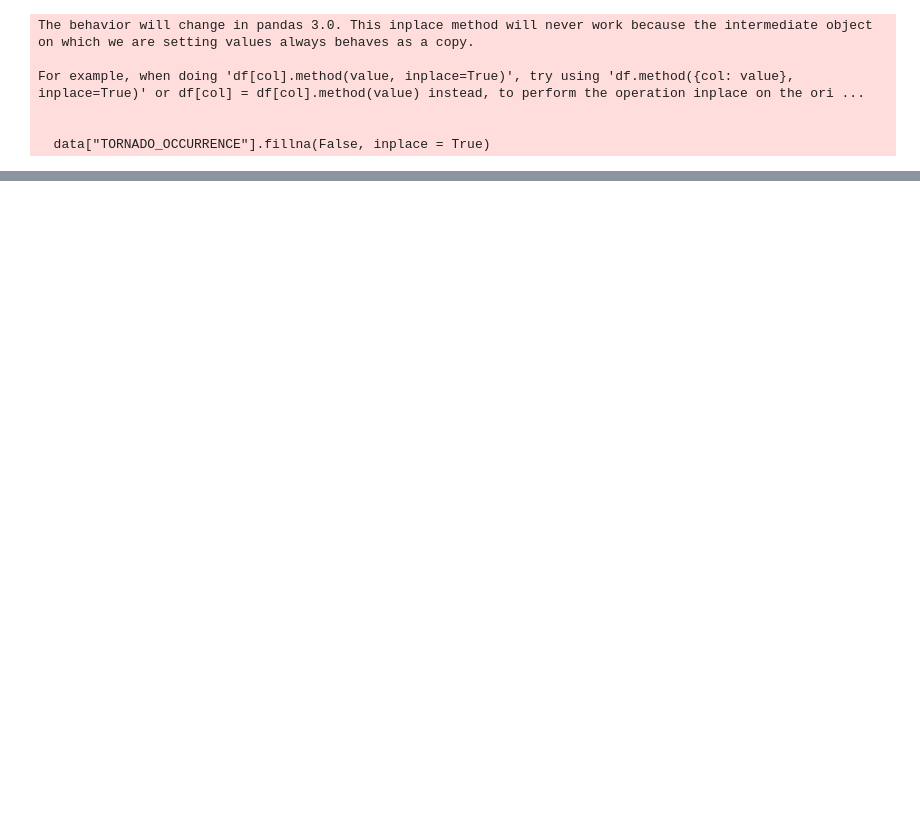
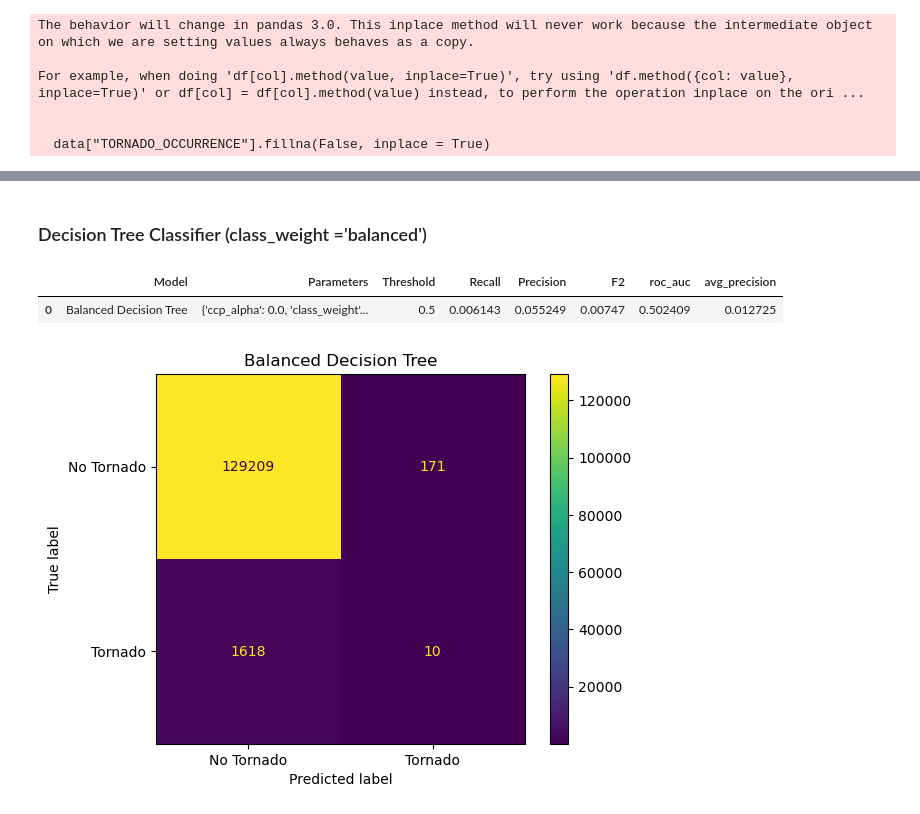
Before and after one commit to Erdos-Projects/fall-2025-predicting-tornadoes, a Jupyter notebook: notebooks/baseline.ipynb, the cells around one changed output, grey strips where cells are left out. Saved outputs shown, nothing was run; the diff lists cells and outputs as text; code cells hidden in the pictures; blank space fills up the shorter version.

```diff
--- a/notebooks/baseline.ipynb
+++ b/notebooks/baseline.ipynb
@@ -60,3 +132,3 @@ data = preprocessing.fit_transform(data)
 # %%
 # Pre Split Column Drop
-data = pre_split_drop.fit_transform(data)
+data = pre_split_drop().fit_transform(data)
@@ -93,5 +187,5 @@ Train-Test Ratio: 0.7623997968732997 0.23760020312670027
 # %%
 # Post Train-Test Split Column Drop
 
-X_train = post_split_drop.fit_transform(X_train)
-X_test = post_split_drop.fit_transform(X_test)
+X_train = post_split_drop().fit_transform(X_train)
+X_test = post_split_drop().fit_transform(X_test)
@@ -155,0 +305,26 @@ Average Precision Score: 0.012426722032242305
+# %% [markdown]
+### Decision Tree Classifier (class_weight ='balanced')
+# %%
+tree_weighted = DecisionTreeClassifier(random_state=42, class_weight='balanced')
+tree_weighted.fit(X_train, y_train)
+
+metrics,preds_w,probs_w = summarize_metrics(tree_weighted,
+                                        "Balanced Decision Tree",
+                                        X_test,
+                                        y_test)
+results_df = pd.concat([results_df,pd.DataFrame([metrics])],ignore_index=True)
+
+pd.DataFrame([metrics])
+# %% [output]
+|  | Model | Parameters | Threshold | Recall | Precision | F2 | roc_auc | avg_precision |
+| 0 | Balanced Decision Tree | {'ccp_alpha': 0.0, 'class_weight'... | 0.5 | 0.006143 | 0.055249 | 0.00747 | 0.502409 | 0.012725 |
+# %%
+tree_weighted_cm=confusion_matrix(y_test, preds_w,labels =[False, True])
+tree_weighted_cmd = ConfusionMatrixDisplay(tree_weighted_cm,display_labels=['No Tornado', 'Tornado'])
+tree_weighted_cmd.plot()
+plt.title('Balanced Decision Tree')
+path = pathlib.Path('results/baseline_model_figures/balanced_tree.png')
+plt.savefig(project_root/path)
+plt.show()
+# %% [output]
+[figure, added]
```
Also changed, not shown: parts of 43 cells of this notebook, 12 other files.
